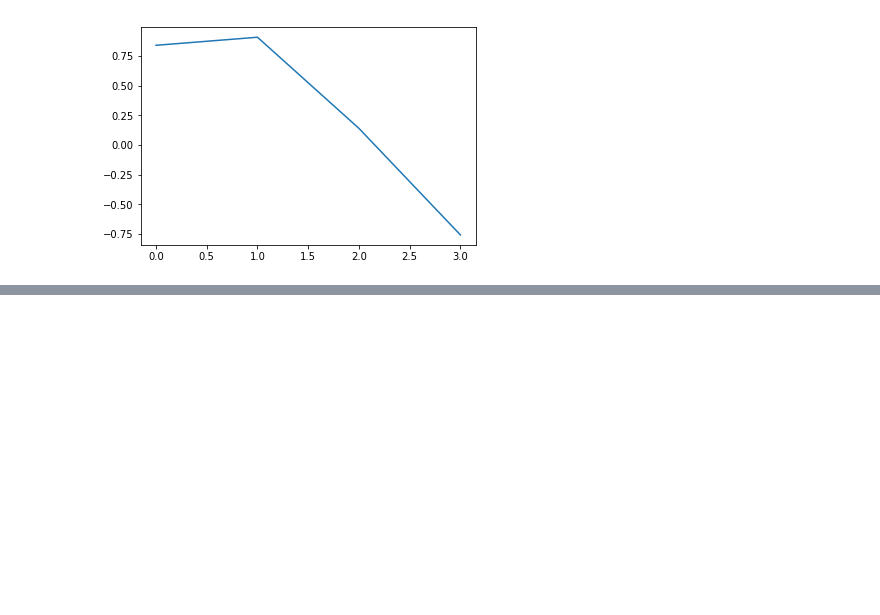
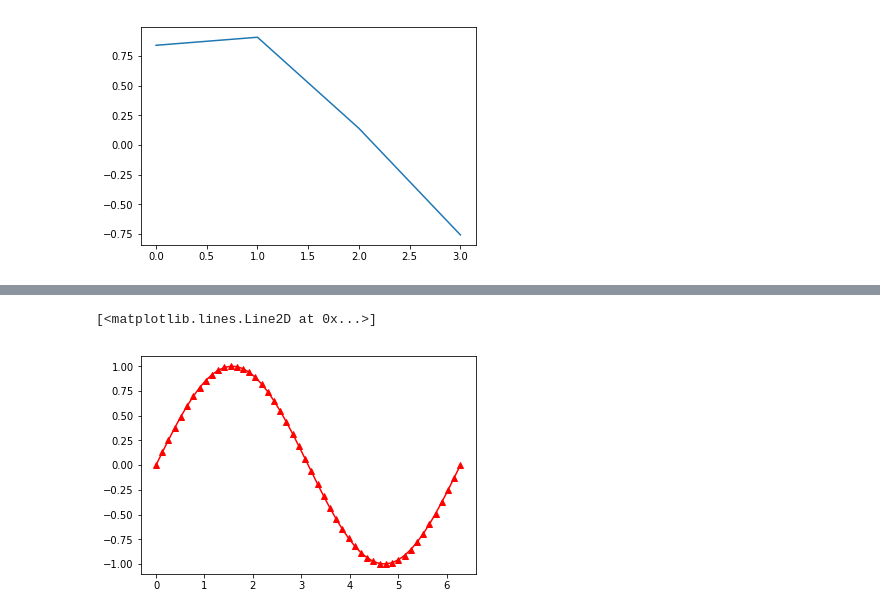
Before and after one commit to rmaries/ipynb, a Jupyter notebook: Numpy_learning.ipynb, the cells around one changed output, grey strips where cells are left out. Saved outputs shown, nothing was run; the diff lists cells and outputs as text; code cells hidden in the pictures; blank space fills up the shorter version.

```diff
--- a/Numpy_learning.ipynb
+++ b/Numpy_learning.ipynb
@@ -40,0 +54,5 @@ pylab.plot(np.sin(a))
+# %%
+pylab.plot(x, np.sin(x), 'r-^')
+# %% [output]
+[<matplotlib.lines.Line2D at 0x...>]
+[figure, added]
```
Also changed, not shown: parts of 8 cells of this notebook.
